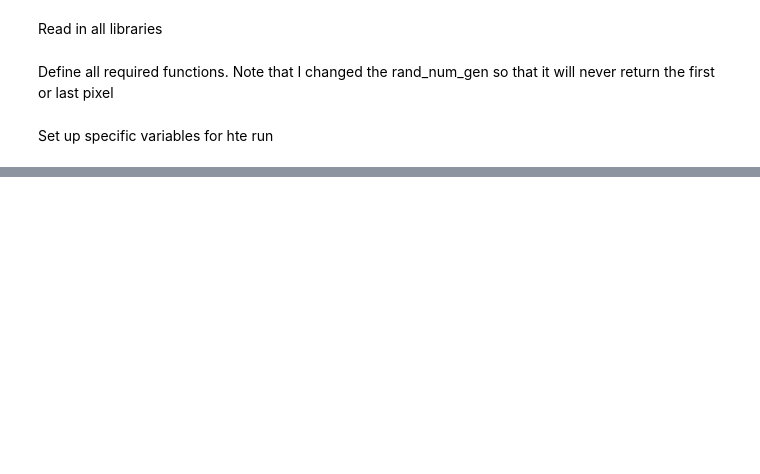
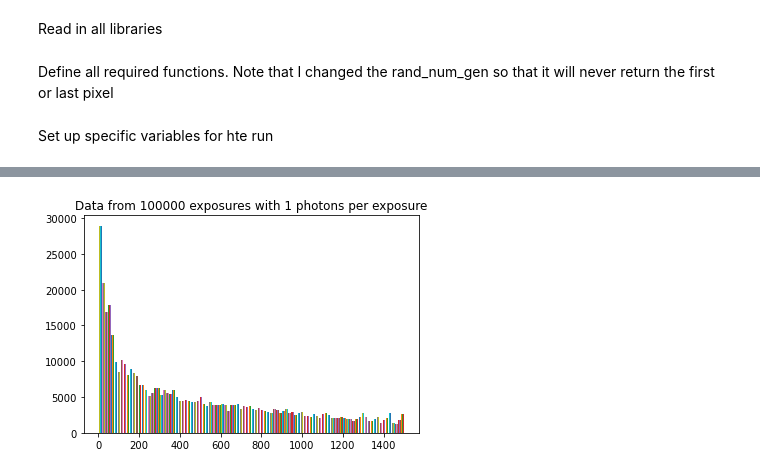
Before and after one commit to rfitzg/CFA-REU2020-FitzGerald, a Jupyter notebook: DetectorProject-Copy1.ipynb, the cells around one changed output, grey strips where cells are left out. Cells and saved outputs as stored; diff of their text form; code cells hidden in the pictures; blank space fills up the shorter version.

```diff
--- a/DetectorProject-Copy1.ipynb
+++ b/DetectorProject-Copy1.ipynb
@@ -283,23 +295,26 @@ plt.xlim(50, 2000);
 # %%
 #create empty list to put exposure data from random pixel at each exposure
-exp_list = []
+exp_list_2 = []
 allpixdata_list = []
-for pix in range (0, int(tot_pix/5)):
+for pix in range (0, int(tot_pix)):
     x,y = rand_num_gen_2()
     cl_x,cl_y = find_closest_pix_2(x,y)
     for exp in range (0, frames):
         exp_a = detector_list[exp][cl_x, cl_y]
         if exp_a != 0:
-            exp_list.append(exp_a)
+            exp_list_2.append(exp_a)
         else:
             None
-    allpixdata_list.append(exp_list)
-    print (allpixdata_list)
+    allpixdata_list.append(exp_list_2)
 # %%
 #histogram of all exposures at multiple random pixel sites
 #data is from random pixels
-plt.hist (allpixdata_list, 10);
+plt.hist (allpixdata_list, 100);
 #plt.xlim(750, 1500);
+#plt.xlim(100, 1600);
+plt.title('Data from ' + str(frames) + ' exposures with ' + str(num_photon) + ' photons per exposure');
+# %% [output]
+[figure, added]
 # %%
 #****ITTERATE THROUGH THE LIST
 cmp_ar = np.zeros_like(detector)
```
Also changed, not shown: parts of 17 cells of this notebook.
